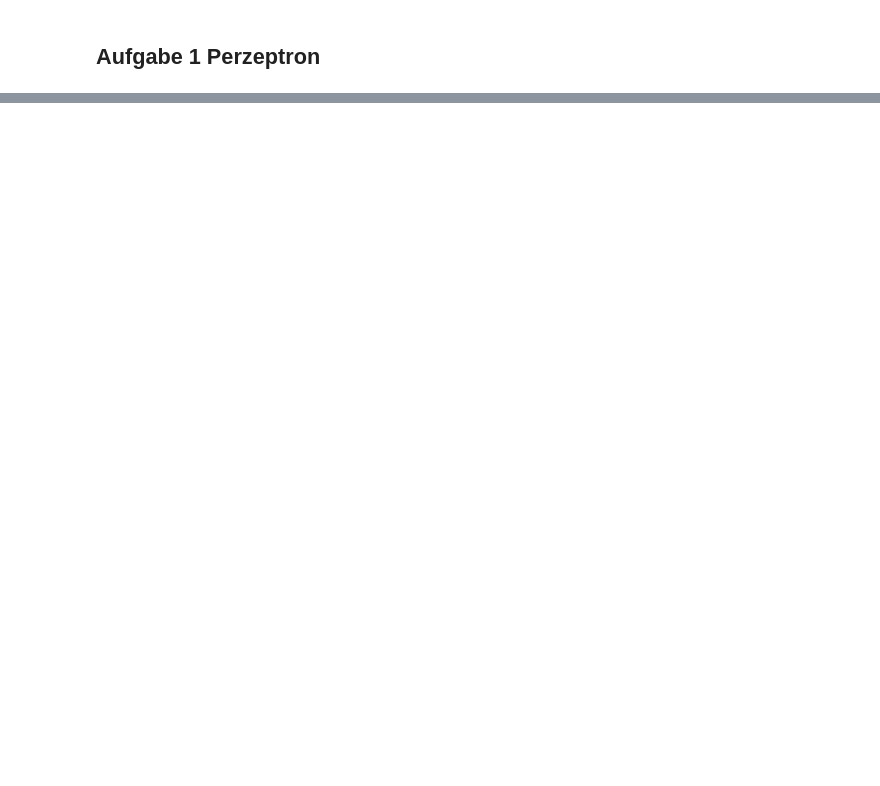
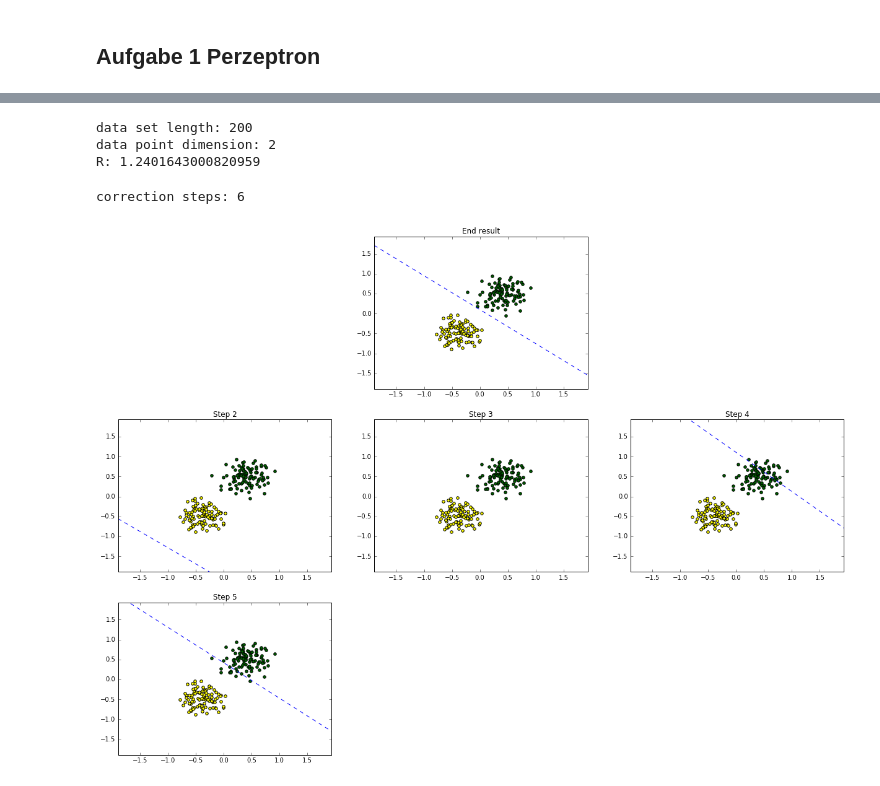
Before and after one commit to mahieke/maschinelles_lernen, a Jupyter notebook: a3/perceptron.ipynb, the cells around one changed output, grey strips where cells are left out. Saved outputs shown, nothing was run; the diff lists cells and outputs as text; code cells hidden in the pictures; blank space fills up the shorter version.

Commit message:
object oriented perceptron

```diff
--- a/a3/perceptron.ipynb
+++ b/a3/perceptron.ipynb
@@ -43,0 +24,14 @@ d2.plot(kind='scatter', x='x', y='y', figsize=(9,9), color='Yellow', label='Data
+# %%
+perceptron = util.Perceptron((d1,d2), colors)
+# %% [output]
+data set length: 200
+data point dimension: 2
+R: 1.2401643000820959
+# %%
+perceptron.learn(max_steps=30)
+# %% [output]
+correction steps: 6
+# %%
+ax = perceptron.plot_result2D(4)
+# %% [output]
+[figure, added]
```
Also changed, not shown: parts of 2 cells of this notebook, 1 other file.
